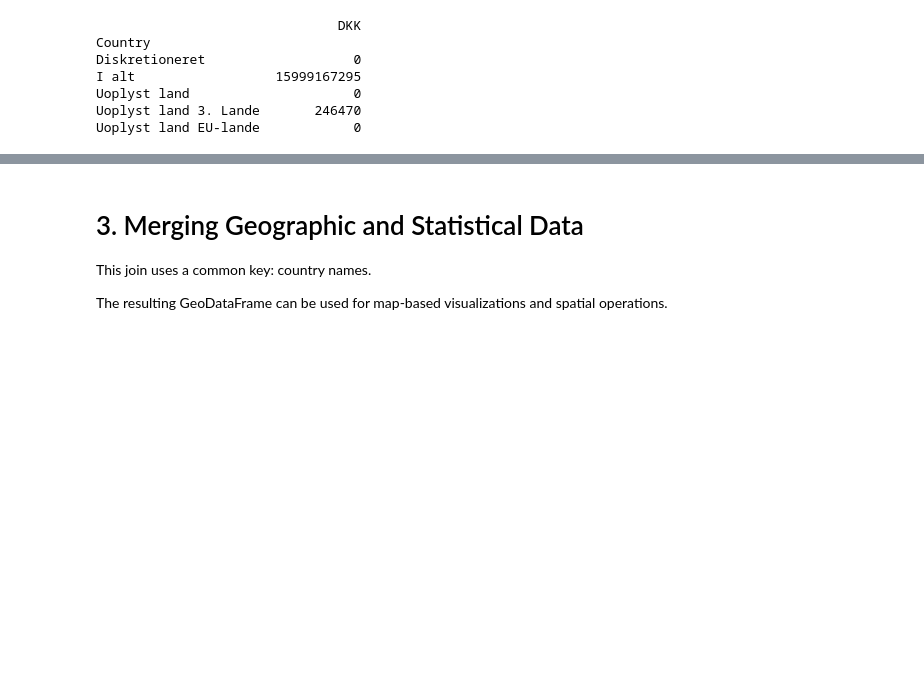
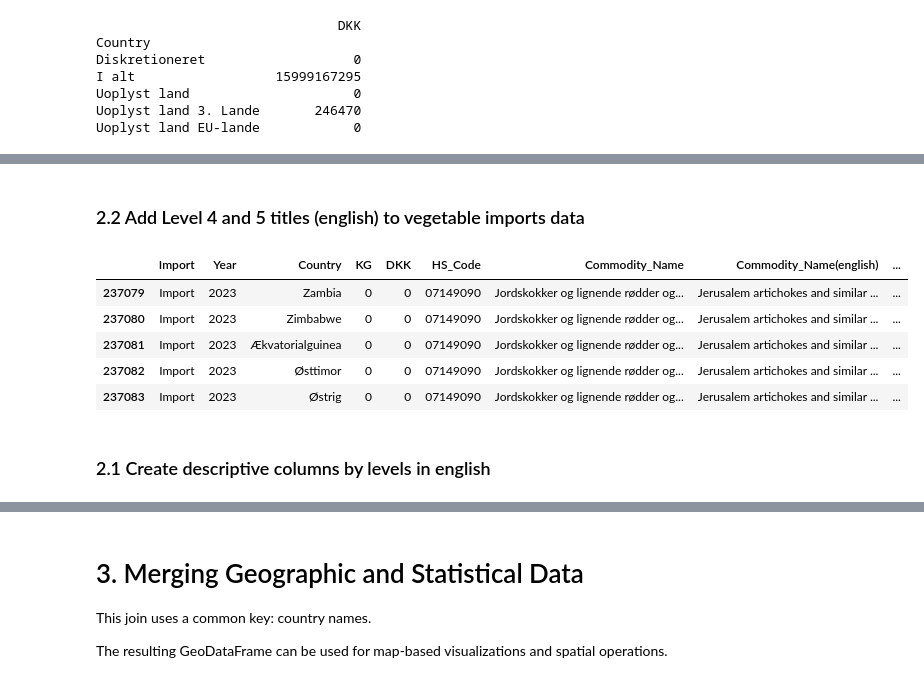
Before and after one commit to katlit/Geo, a Jupyter notebook: 1_DataPreparation.ipynb, the cells around one changed output, grey strips where cells are left out. Drawn from its saved outputs; the diff is of its cells as text; code cells hidden in the pictures; blank space fills up the shorter version.

```diff
--- a/1_DataPreparation.ipynb
+++ b/1_DataPreparation.ipynb
@@ -181,0 +210,29 @@ https://www.naturalearthdata.com/downloads/110m-cultural-vectors/ - Borders and
+# %% [markdown]
+### 2.2 Add Level 4 and 5 titles (english) to vegetable imports data
+# %%
+# --- LEVEL 5 ---
+# Full 8-digit CN code
+
+# Map from CODE to TITLE at 8-digit level
+hs_level5_map = df[df['LEVEL'] == '5'].set_index('CODE')['TITLE'].to_dict()
+merged_df['Commodity_Name(english)'] = merged_df['HS_Code'].map(hs_level5_map)
+
+# --- LEVEL 4 ---
+# Get first 6 digits
+merged_df['HS_Code_Level4'] = merged_df['HS_Code'].str[:6]
+# Map from CODE to TITLE at 6-digit level
+hs_level4_map = df[df['LEVEL'] == '4'].set_index('CODE')['TITLE'].to_dict()
+merged_df['HS_Level4_Product'] = merged_df['HS_Code_Level4'].map(hs_level4_map)
+
+
+
+merged_df.tail()
+# %% [output]
+|  | Import | Year | Country | KG | DKK | HS_Code | Commodity_Name | Commodity_Name(english) | ... |
+| 237079 | Import | 2023 | Zambia | 0 | 0 | 07149090 | Jordskokker og lignende rødder og... | Jerusalem artichokes and similar ... | ... |
+| 237080 | Import | 2023 | Zimbabwe | 0 | 0 | 07149090 | Jordskokker og lignende rødder og... | Jerusalem artichokes and similar ... | ... |
+| 237081 | Import | 2023 | Ækvatorialguinea | 0 | 0 | 07149090 | Jordskokker og lignende rødder og... | Jerusalem artichokes and similar ... | ... |
+| 237082 | Import | 2023 | Østtimor | 0 | 0 | 07149090 | Jordskokker og lignende rødder og... | Jerusalem artichokes and similar ... | ... |
+| 237083 | Import | 2023 | Østrig | 0 | 0 | 07149090 | Jordskokker og lignende rødder og... | Jerusalem artichokes and similar ... | ... |
+# %% [markdown]
+### 2.1 Create descriptive columns by levels in english
```
Also changed, not shown: parts of 18 cells of this notebook.
